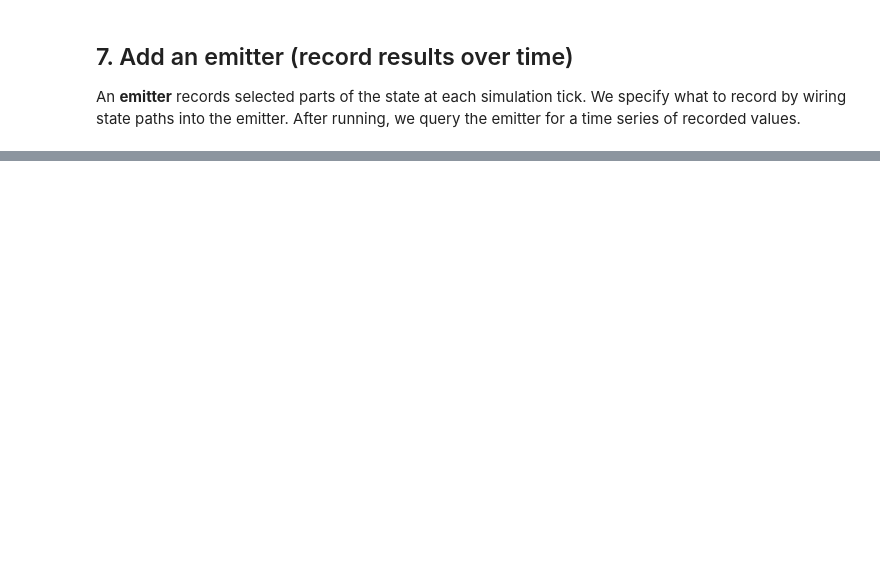
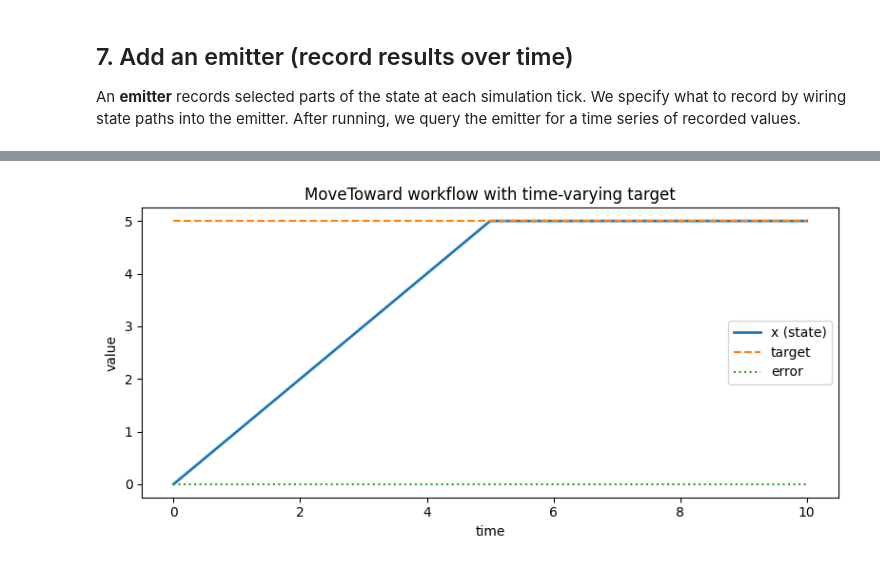
Before and after one commit to vivarium-collective/process-bigraph, a Jupyter notebook: notebooks/tutorial_1.ipynb, the cells around one changed output, grey strips where cells are left out. Saved outputs shown, nothing was run; the diff lists cells and outputs as text; code cells hidden in the pictures; blank space fills up the shorter version.

```diff
--- a/notebooks/tutorial_1.ipynb
+++ b/notebooks/tutorial_1.ipynb
@@ -74,10 +49,16 @@ class MoveToward(Process):
     Move x toward target at speed 'rate' per unit time.
     (stateful Process: gets an interval argument)
     """
+    config_schema = {
+        "rate": {
+            "_type": "float",
+            "_default": 1.0,
+        }
+    }
+
     def initialize(self, config=None):
-        config = config or {}
-        config.setdefault("rate", 1.0)  # units: x per time
-        return config
+        if self.config["rate"] < 0:
+            raise ValueError("MoveToward requires rate >= 0")
 
     def inputs(self):
         return {"x": "float", "target": "float"}
@@ -90,10 +71,14 @@ class MoveToward(Process):
         target = float(state["target"])
         rate = float(self.config["rate"])
 
-        # move toward target by at most rate*interval
-        step = np.clip(target - x, -rate * interval, rate * interval)
-        return {"x": x + step}
+        # bounded movement toward target
+        max_step = rate * interval
+        delta = np.clip(target - x, -max_step, max_step)
+        return {"x": delta}
 
+# Resolve address for the notebook-defined Process (recommended in notebooks)
+MT_ADDR = f"local:!{MoveToward.__module__}.MoveToward"
+print("Using MoveToward address:", MT_ADDR)
 
 # Quick sanity check: instantiate + run once
 p = MoveToward(config={"rate": 2.0}, core=core)
@@ -426,0 +480,23 @@ last record: {'time': 5.0, 'sum': 7.0, 'x': 29.0, 'target': 10.0}
+# %%
+import matplotlib.pyplot as plt
+
+# Convert records (list of dicts) to columns
+times = [r["time"] for r in records]
+x_vals = [r["x"] for r in records]
+target_vals = [r["target"] for r in records]
+error_vals = [r["error"] for r in records]
+
+plt.figure(figsize=(8, 4))
+
+plt.plot(times, x_vals, label="x (state)", linewidth=2)
+plt.plot(times, target_vals, label="target", linestyle="--")
+plt.plot(times, error_vals, label="error", linestyle=":")
+
+plt.xlabel("time")
+plt.ylabel("value")
+plt.title("MoveToward workflow with time-varying target")
+plt.legend()
+plt.tight_layout()
+plt.show()
+# %% [output]
+[figure, added]
```
Also changed, not shown: parts of 8 cells of this notebook, 3 other files.
